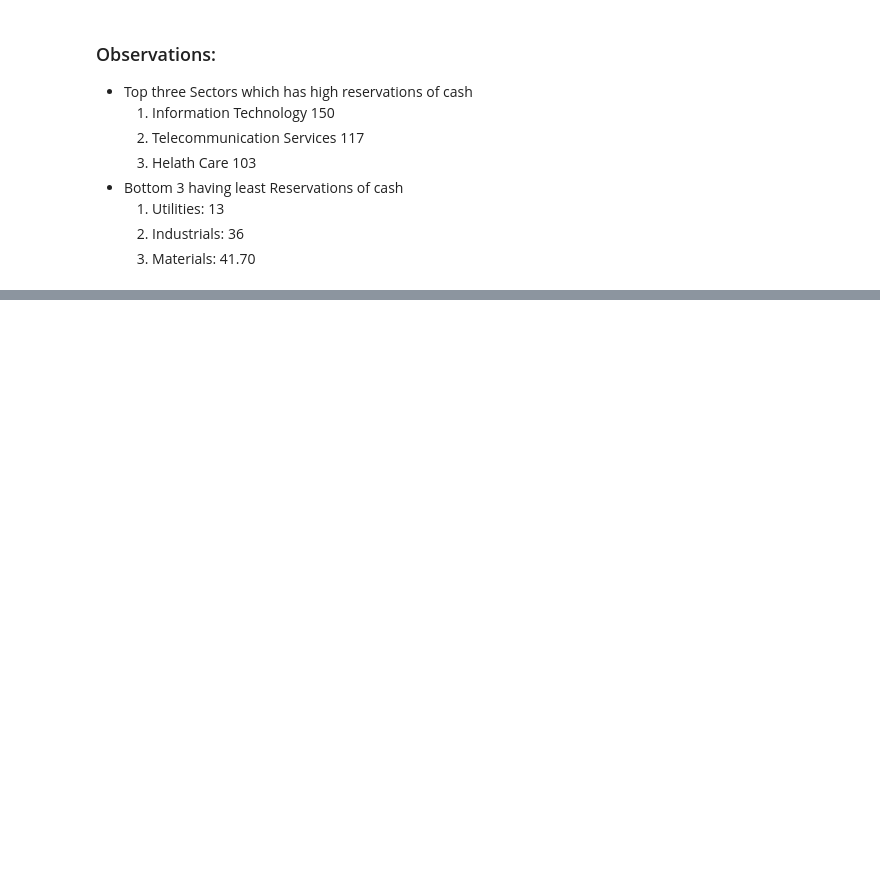
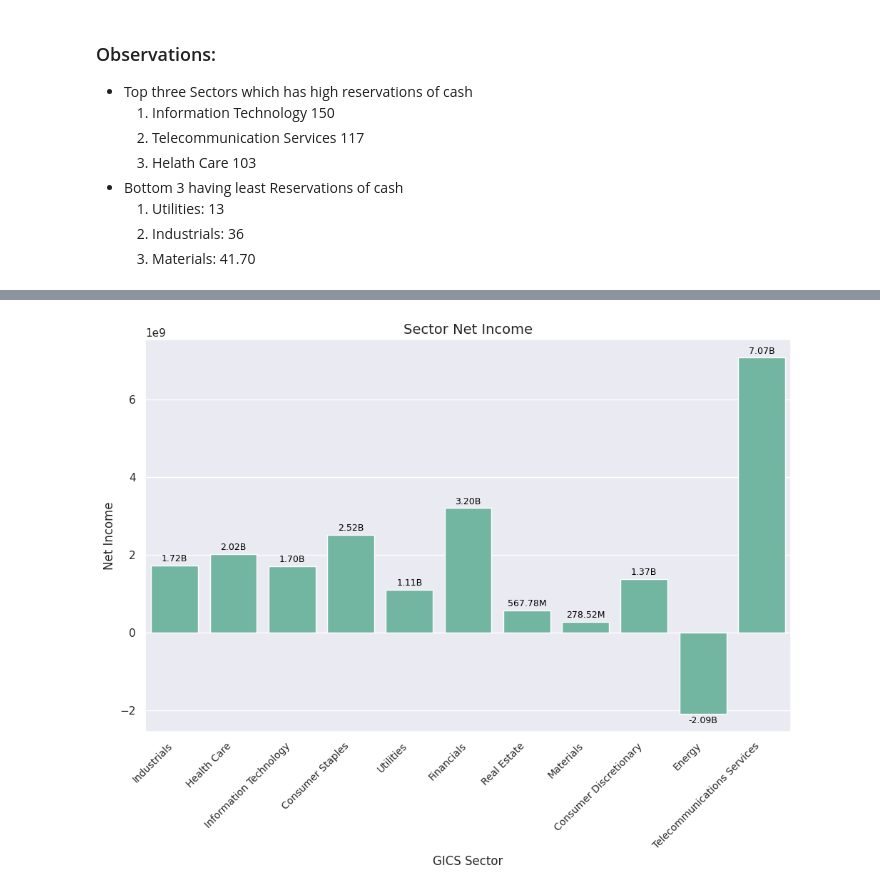
Before and after one commit to Rajesh2015/Trade-Ahead-Prediction, a Jupyter notebook: trade-ahead-solution.ipynb, the cells around one changed output, grey strips where cells are left out. Cells and saved outputs as stored; diff of their text form; code cells hidden in the pictures; blank space fills up the shorter version.

```diff
--- a/trade-ahead-solution.ipynb
+++ b/trade-ahead-solution.ipynb
@@ -989,0 +1007,4 @@ plot_barplot(data=trade_ahead_df, x='GICS Sector', y='Cash Ratio',title='Sector
+# %%
+plot_barplot_with_correct_annotations(data=trade_ahead_df, x='GICS Sector', y='Net Income',title='Sector Net Income',color=colors[0],figsize=(10,8))
+# %% [output]
+[figure, added]
```
Also changed, not shown: parts of 5 cells of this notebook.
